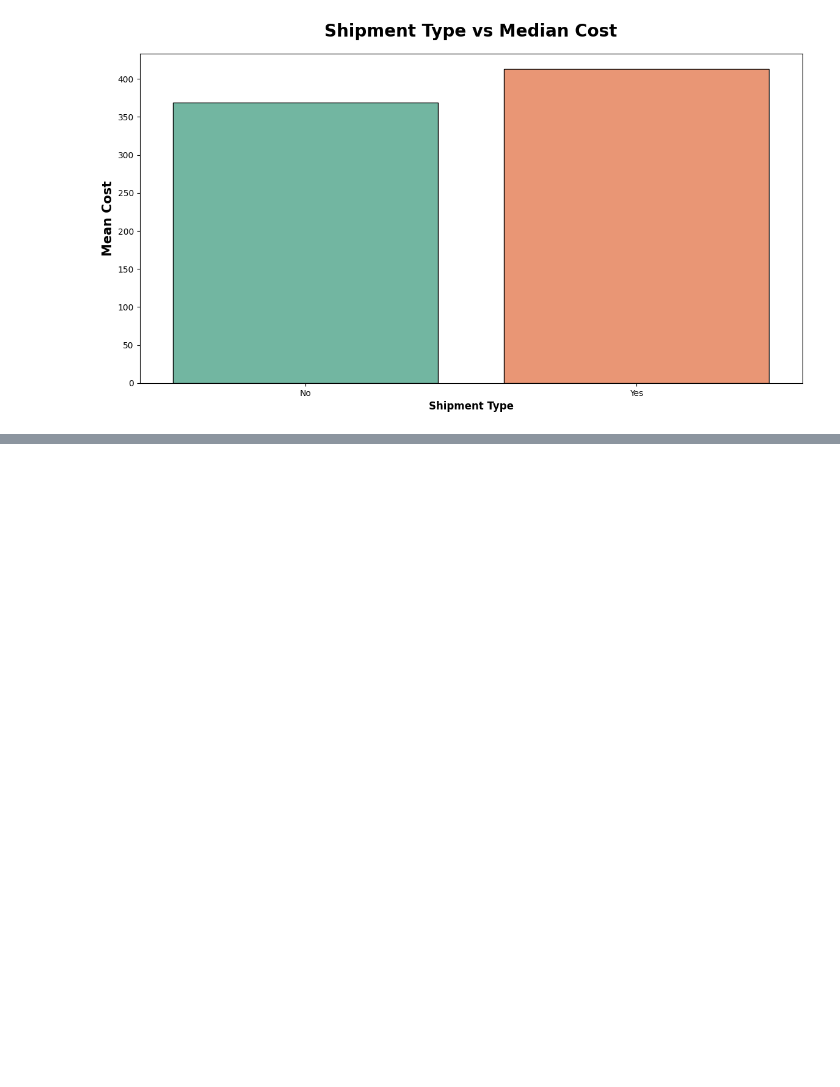
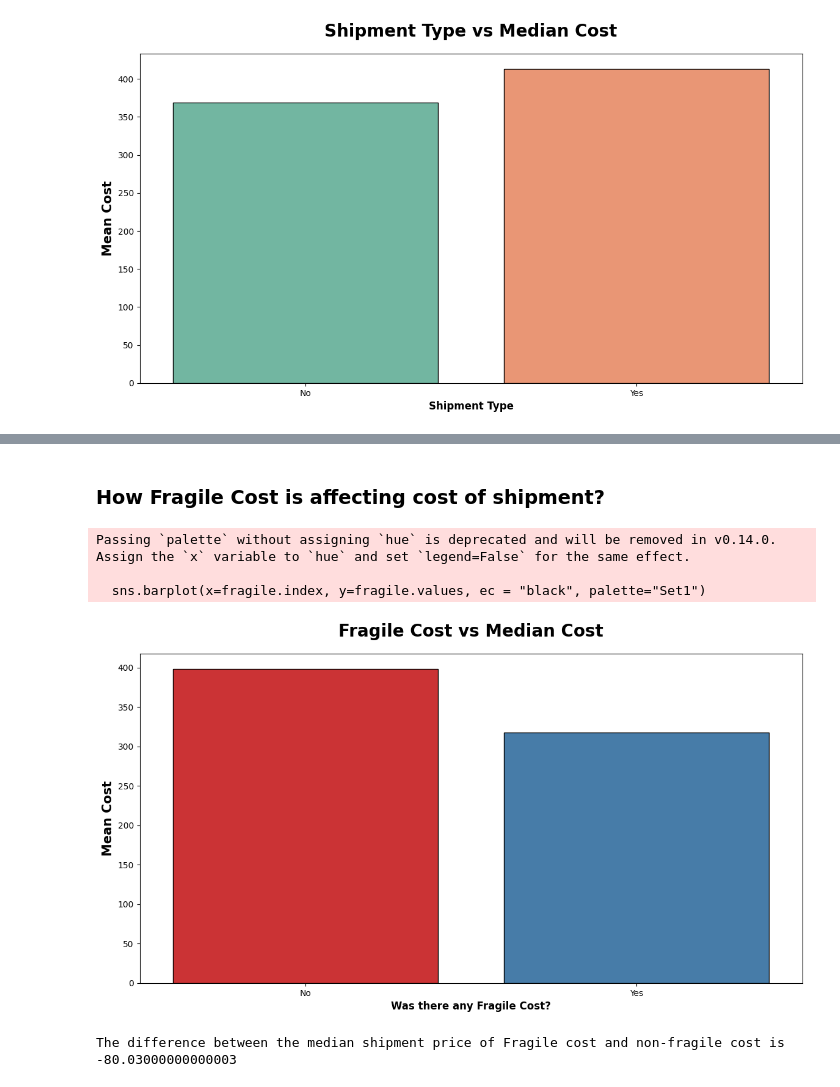
Before and after one commit to ShashiDivs/Shipment_Price_Prediction, a Jupyter notebook: Notebook/Notebook_experiment.ipynb, the cells around one changed output, grey strips where cells are left out. Cells and saved outputs as stored; diff of their text form; code cells hidden in the pictures; blank space fills up the shorter version.

```diff
--- a/Notebook/Notebook_experiment.ipynb
+++ b/Notebook/Notebook_experiment.ipynb
@@ -323,0 +397,24 @@ Passing `palette` without assigning `hue` is deprecated and will be removed in v
+# %% [markdown]
+### How Fragile Cost is affecting cost of shipment?
+# %%
+fragile = df.groupby('Fragile')[target_feature].median()
+fragile.to_frame()
+
+plt.subplots(figsize=(14,7))
+sns.barplot(x=fragile.index, y=fragile.values, ec = "black", palette="Set1")
+plt.title("Fragile Cost vs Median Cost", weight="bold",fontsize=20, pad=20)
+plt.ylabel("Mean Cost", weight="bold", fontsize=15)
+plt.xlabel("Was there any Fragile Cost?", weight="bold", fontsize=12)
+plt.show()
+# %% [output]
+Passing `palette` without assigning `hue` is deprecated and will be removed in v0.14.0. Assign the `x` variable to `hue` and set `legend=False` for the same effect.
+
+  sns.barplot(x=fragile.index, y=fragile.values, ec = "black", palette="Set1")
+[figure, added]
+# %%
+fragile_median = df[df['Fragile'] == 'Yes']['Cost'].median()
+fragile_not_median = df[df['Fragile'] == 'No']['Cost'].median()
+
+print(f"The difference between the median shipment price of Fragile cost and non-fragile cost is {fragile_median-fragile_not_median}")
+# %% [output]
+The difference between the median shipment price of Fragile cost and non-fragile cost is -80.03000000000003
```
Also changed, not shown: parts of 19 cells of this notebook, 3 other files.
